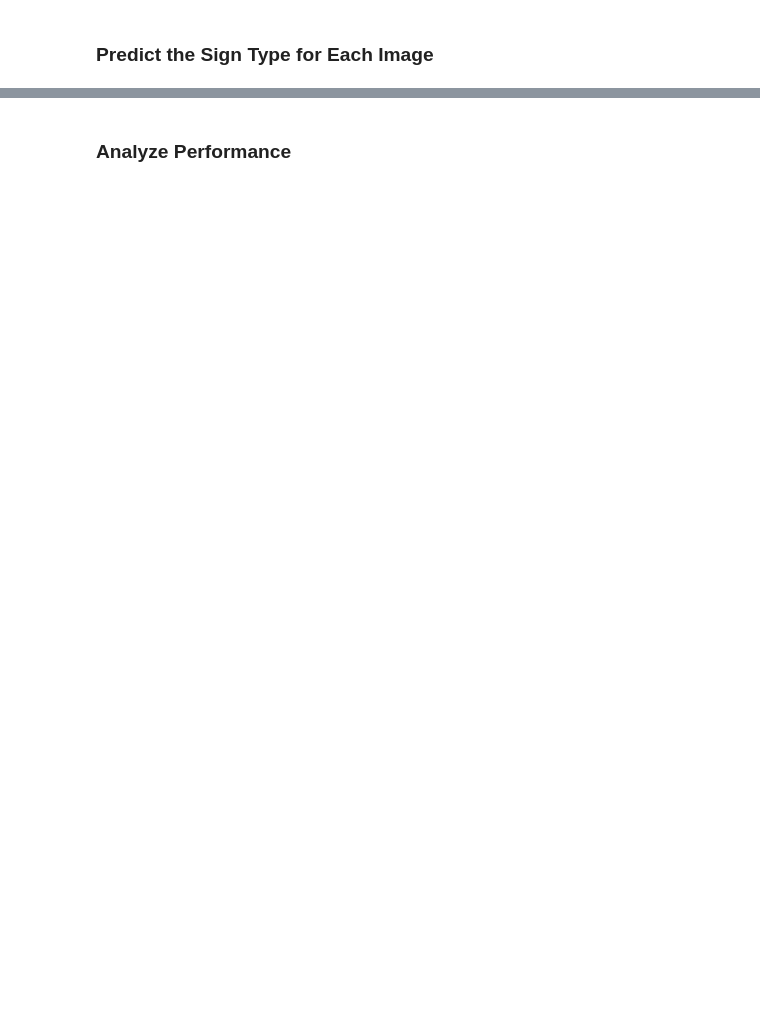
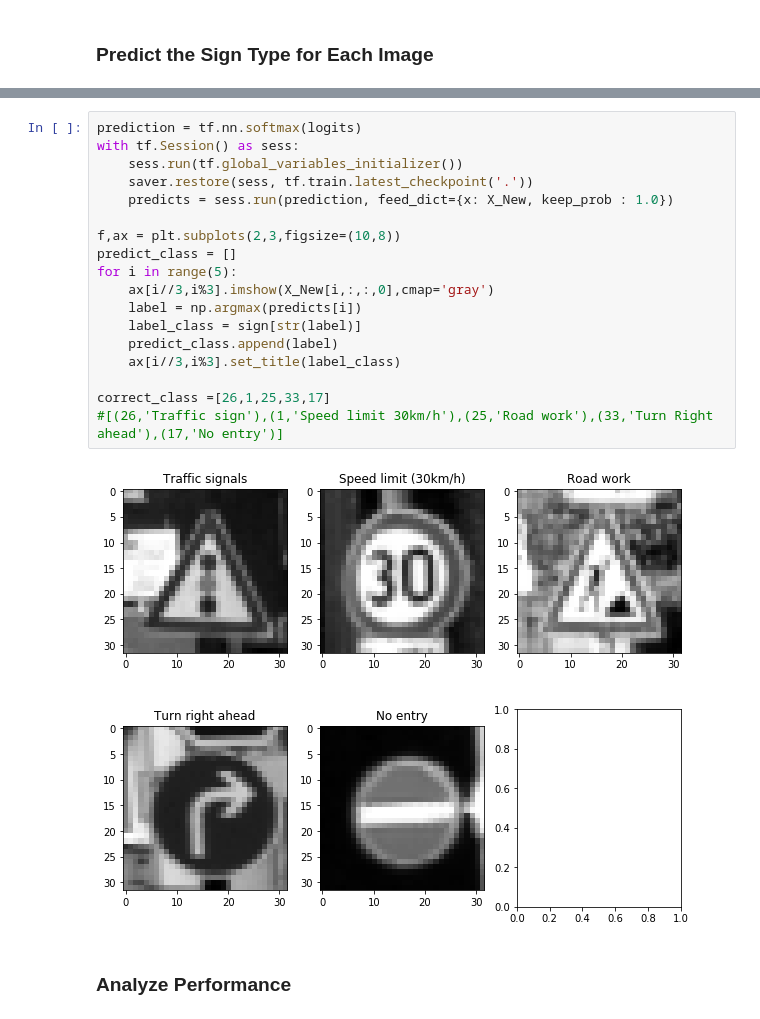
Before and after one commit to sunnyelf828/SelfDrivingCar-P2-TrafficSignClassifer, a Jupyter notebook: Traffic_Sign_Classifier.ipynb, the cells around one changed output, grey strips where cells are left out. Drawn from its saved outputs; the diff is of its cells as text; blank space fills up the shorter version.

```diff
--- a/Traffic_Sign_Classifier.ipynb
+++ b/Traffic_Sign_Classifier.ipynb
@@ -343,3 +446,23 @@ You may find `signnames.csv` useful as it contains mappings from the class id (i
+# %%
+prediction = tf.nn.softmax(logits)
+with tf.Session() as sess:
+    sess.run(tf.global_variables_initializer())
+    saver.restore(sess, tf.train.latest_checkpoint('.'))
+    predicts = sess.run(prediction, feed_dict={x: X_New, keep_prob : 1.0})
+
+f,ax = plt.subplots(2,3,figsize=(10,8))
+predict_class = []
+for i in range(5):
+    ax[i//3,i%3].imshow(X_New[i,:,:,0],cmap='gray')
+    label = np.argmax(predicts[i])
+    label_class = sign[str(label)]
+    predict_class.append(label)
+    ax[i//3,i%3].set_title(label_class)
+
+correct_class =[26,1,25,33,17]
+#[(26,'Traffic sign'),(1,'Speed limit 30km/h'),(25,'Road work'),(33,'Turn Right ahead'),(17,'No entry')]
+# %% [output]
+[figure, added]
 # %% [markdown]
 ### Analyze Performance
 # %%
```
Also changed, not shown: parts of 13 cells of this notebook, 7 other files.
